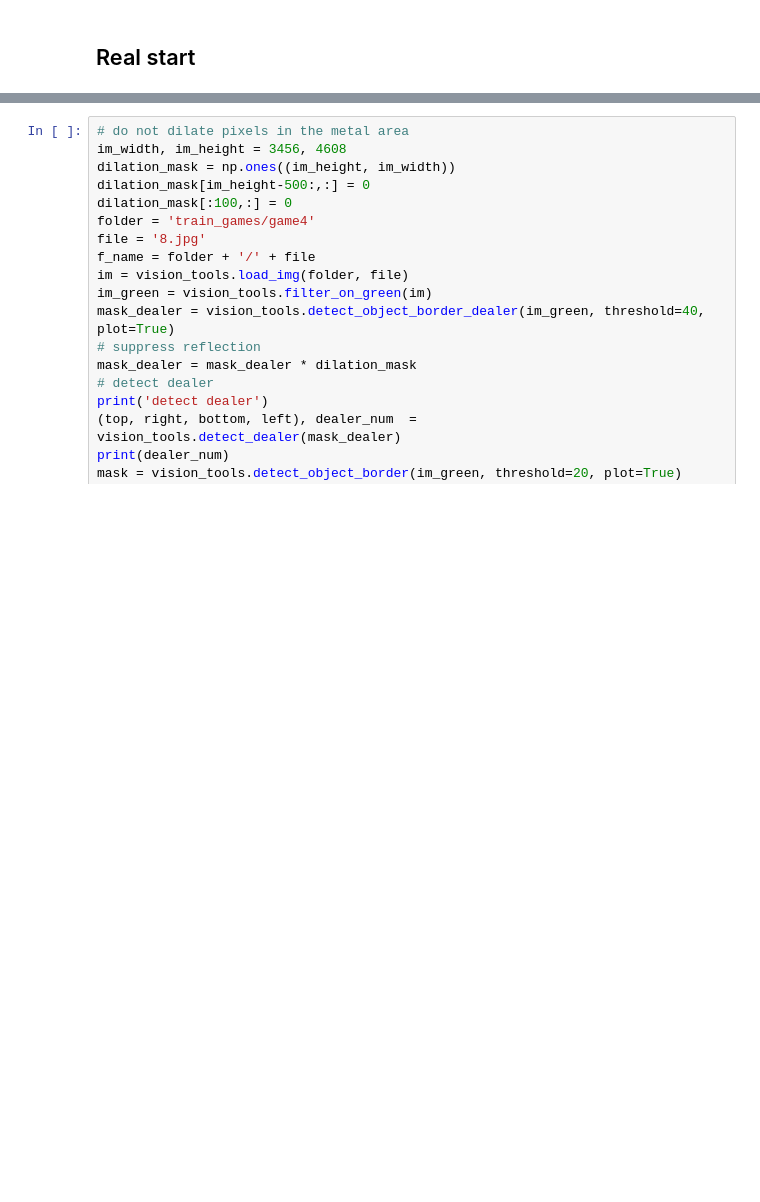
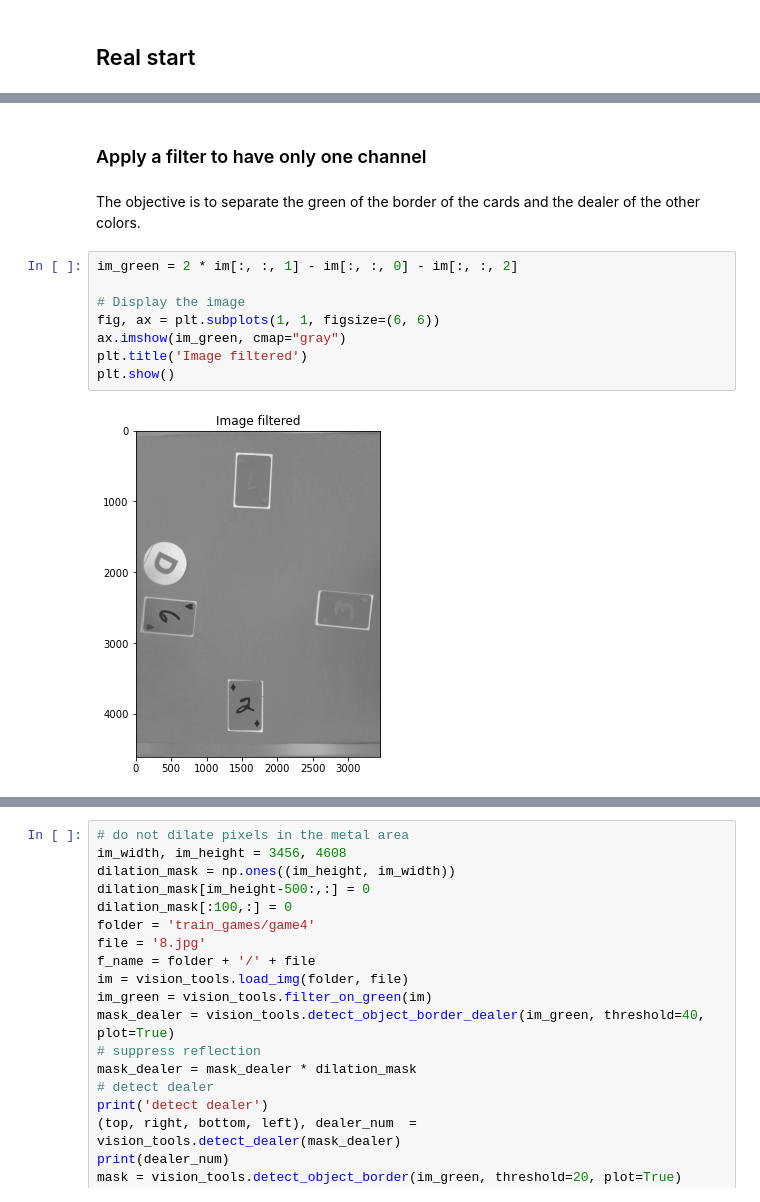
Before and after one commit to aalshabaan/iapr, a Jupyter notebook: project/project.ipynb, the cells around one changed output, grey strips where cells are left out. Drawn from its saved outputs; the diff is of its cells as text; blank space fills up the shorter version.

```diff
--- a/project/project.ipynb
+++ b/project/project.ipynb
@@ -478,0 +487,14 @@ height : 609
+# %% [markdown]
+### Apply a filter to have only one channel
+# %% [markdown]
+The objective is to separate the green of the border of the cards and the dealer of the other colors.
+# %%
+im_green = 2 * im[:, :, 1] - im[:, :, 0] - im[:, :, 2]
+
+# Display the image
+fig, ax = plt.subplots(1, 1, figsize=(6, 6))
+ax.imshow(im_green, cmap="gray")
+plt.title('Image filtered')
+plt.show()
+# %% [output]
+[figure, added]
```
Also changed, not shown: parts of 7 cells of this notebook.
